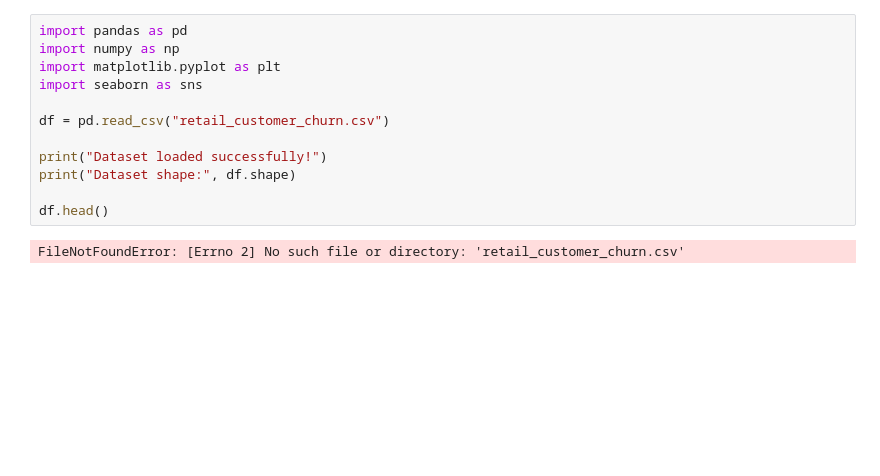
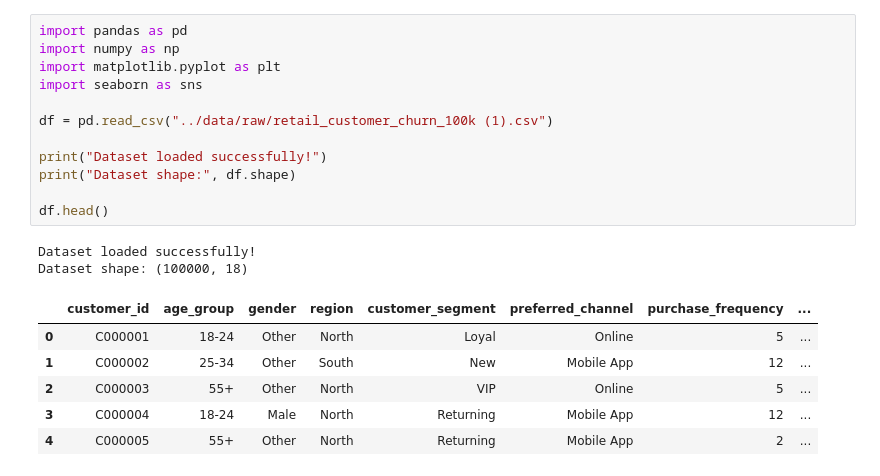
Before and after one commit to nehansa2003/AWS_Project, a Jupyter notebook: notebooks/03_EDA_and_Churn_Analysis.ipynb, the cells around one changed output. Cells and saved outputs as stored; diff of their text form; blank space fills up the shorter version.

Commit message:
add data set

```diff
--- a/notebooks/03_EDA_and_Churn_Analysis.ipynb
+++ b/notebooks/03_EDA_and_Churn_Analysis.ipynb
@@ -1,17 +1,24 @@
 # %%
 import pandas as pd
 import numpy as np
 import matplotlib.pyplot as plt
 import seaborn as sns
 
-df = pd.read_csv("retail_customer_churn.csv")
+df = pd.read_csv("../data/raw/retail_customer_churn_100k (1).csv")
 
 print("Dataset loaded successfully!")
 print("Dataset shape:", df.shape)
 
 df.head()
 # %% [output]
-FileNotFoundError: [Errno 2] No such file or directory: 'retail_customer_churn.csv'
+Dataset loaded successfully!
+Dataset shape: (100000, 18)
+|  | customer_id | age_group | gender | region | customer_segment | preferred_channel | purchase_frequency | ... |
+| 0 | C000001 | 18-24 | Other | North | Loyal | Online | 5 | ... |
+| 1 | C000002 | 25-34 | Other | South | New | Mobile App | 12 | ... |
+| 2 | C000003 | 55+ | Other | North | VIP | Online | 5 | ... |
+| 3 | C000004 | 18-24 | Male | North | Returning | Mobile App | 12 | ... |
+| 4 | C000005 | 55+ | Other | North | Returning | Mobile App | 2 | ... |
 # %%
 print(df["churn_flag"].value_counts())
 
```
Also changed, not shown: parts of 16 cells of this notebook, 3 other files.
